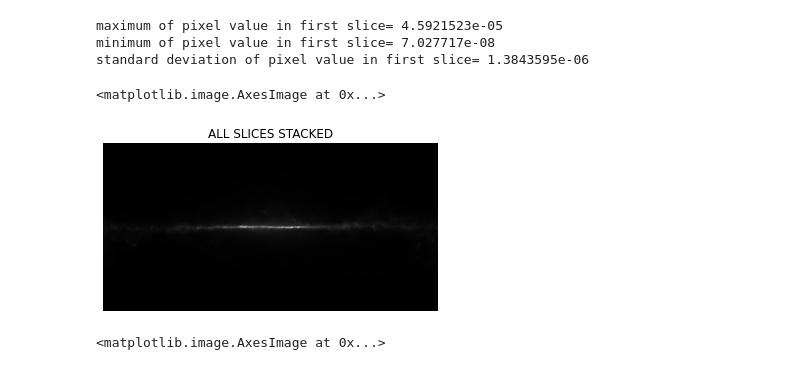
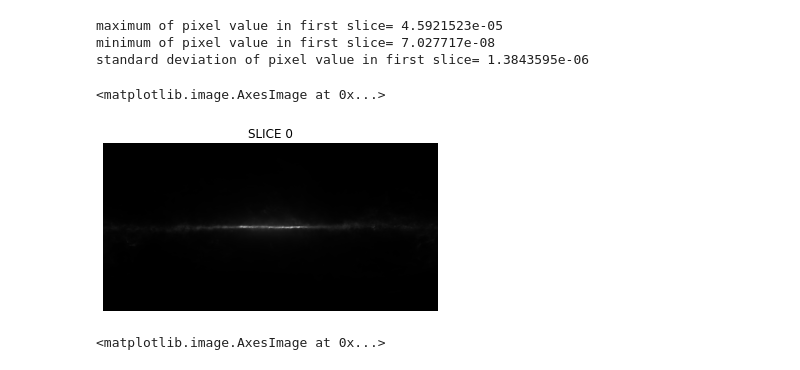
Before and after one commit to RubyGlade/ss21-astronomy-tasks, a Jupyter notebook: tasks/ee20b056.ipynb, the cells around one changed output. Cells and saved outputs as stored; diff of their text form; code cells hidden in the pictures.

```diff
--- a/tasks/ee20b056.ipynb
+++ b/tasks/ee20b056.ipynb
@@ -44,18 +44,16 @@ imgdata=phead.data
 # %%
 #6
 import numpy as np
-imgfin=np.zeros((imgdata[0]).shape)
 imgfin5=np.zeros((imgdata[0]).shape)
 for i in range(imgdata.shape[0]):
-    imgfin=imgfin+imgdata[i]
     if i%5==0:
         imgfin5=imgfin5+imgdata[i]
 plt.axis('off')
-plt.title('ALL SLICES STACKED')
-plt.imshow(imgfin,cmap='gray',vmin=np.min(imgfin),vmax=np.max(imgfin),origin='lower')
+plt.title('SLICE 0')
+plt.imshow(imgdata[0],cmap='gray',vmin=np.min(imgdata[0]),vmax=np.max(imgdata[0]),origin='lower')
 # %% [output]
 <matplotlib.image.AxesImage at 0x...>
-[figure, old version]
+[figure, new version]
 # %%
 #7
 plt.axis('off')
```
Also changed, not shown: parts of 1 cell of this notebook.
